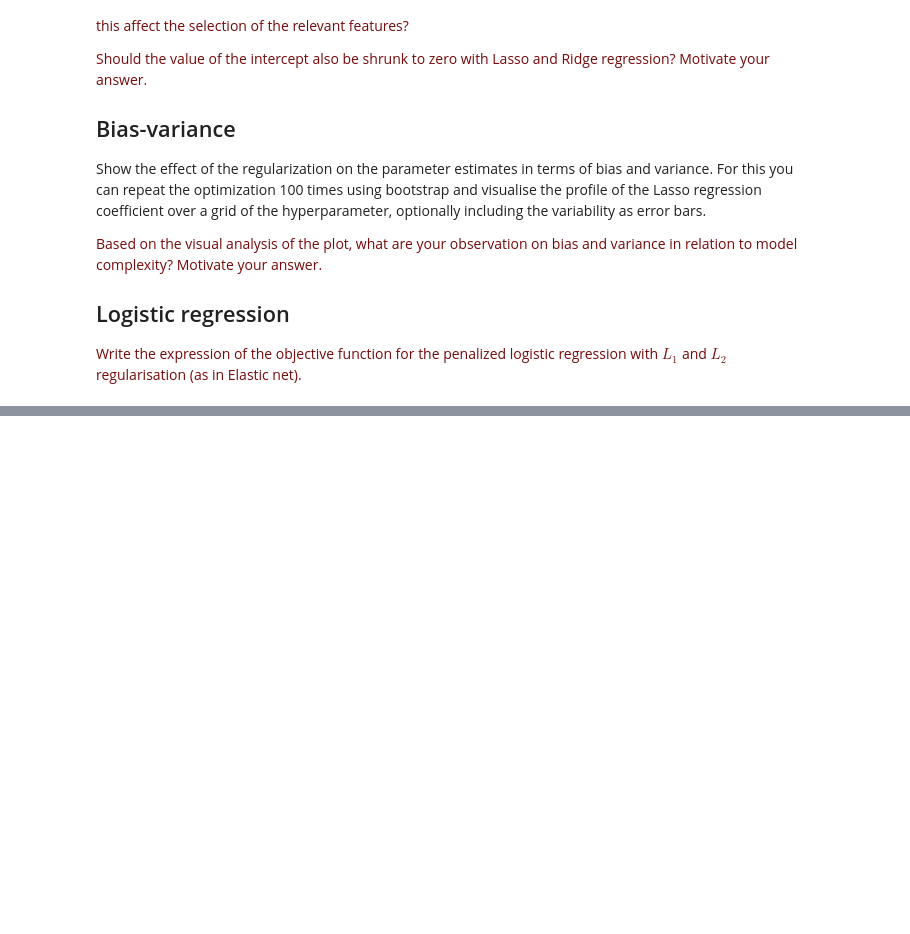
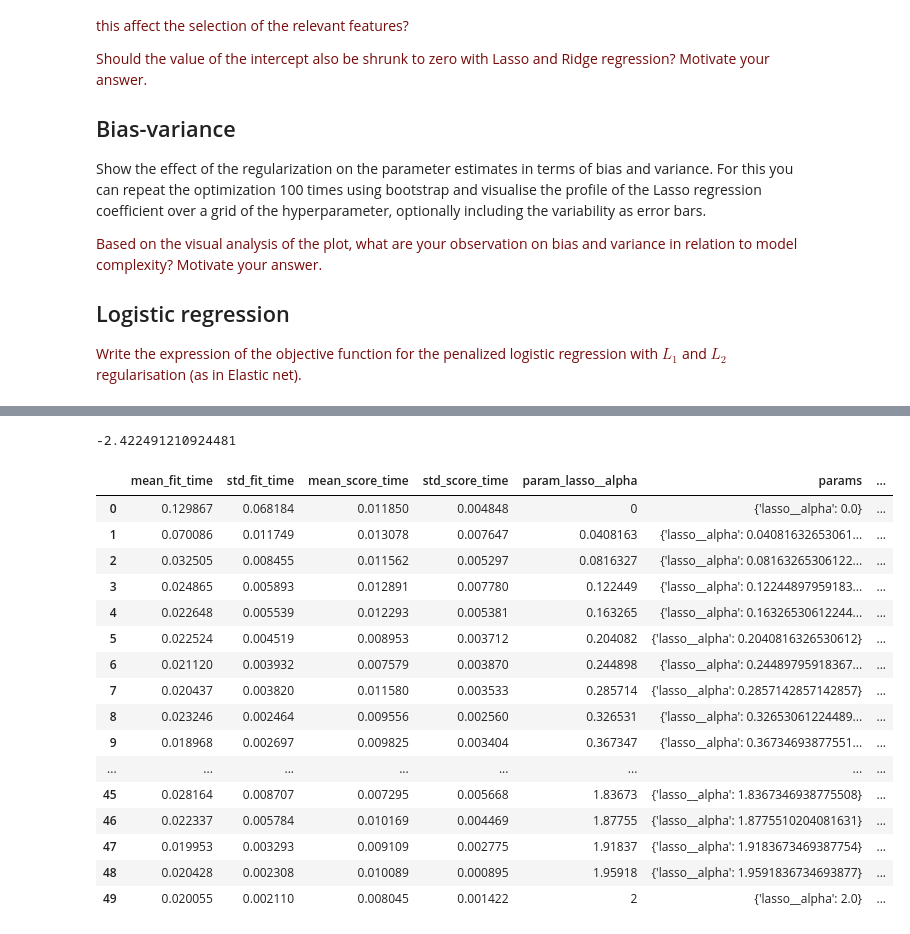
Before and after one commit to Pacmega/8dm50-machine-learning, a Jupyter notebook: practicals/week_3.ipynb, the cells around one changed output, grey strips where cells are left out. Drawn from its saved outputs; the diff is of its cells as text; code cells hidden in the pictures; blank space fills up the shorter version.

```diff
--- a/practicals/week_3.ipynb
+++ b/practicals/week_3.ipynb
@@ -394,0 +396,24 @@ Text(0, 0.5, 'Mean test score')
+# %%
+gridsearch.score(gene_test, drug_test)
+# %% [output]
+-2.422491210924481
+# %%
+results
+# %% [output]
+|  | mean_fit_time | std_fit_time | mean_score_time | std_score_time | param_lasso__alpha | params | ... |
+| 0 | 0.129867 | 0.068184 | 0.011850 | 0.004848 | 0 | {'lasso__alpha': 0.0} | ... |
+| 1 | 0.070086 | 0.011749 | 0.013078 | 0.007647 | 0.0408163 | {'lasso__alpha': 0.04081632653061... | ... |
+| 2 | 0.032505 | 0.008455 | 0.011562 | 0.005297 | 0.0816327 | {'lasso__alpha': 0.08163265306122... | ... |
+| 3 | 0.024865 | 0.005893 | 0.012891 | 0.007780 | 0.122449 | {'lasso__alpha': 0.12244897959183... | ... |
+| 4 | 0.022648 | 0.005539 | 0.012293 | 0.005381 | 0.163265 | {'lasso__alpha': 0.16326530612244... | ... |
+| 5 | 0.022524 | 0.004519 | 0.008953 | 0.003712 | 0.204082 | {'lasso__alpha': 0.2040816326530612} | ... |
+| 6 | 0.021120 | 0.003932 | 0.007579 | 0.003870 | 0.244898 | {'lasso__alpha': 0.24489795918367... | ... |
+| 7 | 0.020437 | 0.003820 | 0.011580 | 0.003533 | 0.285714 | {'lasso__alpha': 0.2857142857142857} | ... |
+| 8 | 0.023246 | 0.002464 | 0.009556 | 0.002560 | 0.326531 | {'lasso__alpha': 0.32653061224489... | ... |
+| 9 | 0.018968 | 0.002697 | 0.009825 | 0.003404 | 0.367347 | {'lasso__alpha': 0.36734693877551... | ... |
+| ... | ... | ... | ... | ... | ... | ... | ... |
+| 45 | 0.028164 | 0.008707 | 0.007295 | 0.005668 | 1.83673 | {'lasso__alpha': 1.8367346938775508} | ... |
+| 46 | 0.022337 | 0.005784 | 0.010169 | 0.004469 | 1.87755 | {'lasso__alpha': 1.8775510204081631} | ... |
+| 47 | 0.019953 | 0.003293 | 0.009109 | 0.002775 | 1.91837 | {'lasso__alpha': 1.9183673469387754} | ... |
+| 48 | 0.020428 | 0.002308 | 0.010089 | 0.000895 | 1.95918 | {'lasso__alpha': 1.9591836734693877} | ... |
+| 49 | 0.020055 | 0.002110 | 0.008045 | 0.001422 | 2 | {'lasso__alpha': 2.0} | ... |
```
Also changed, not shown: parts of 10 cells of this notebook.
